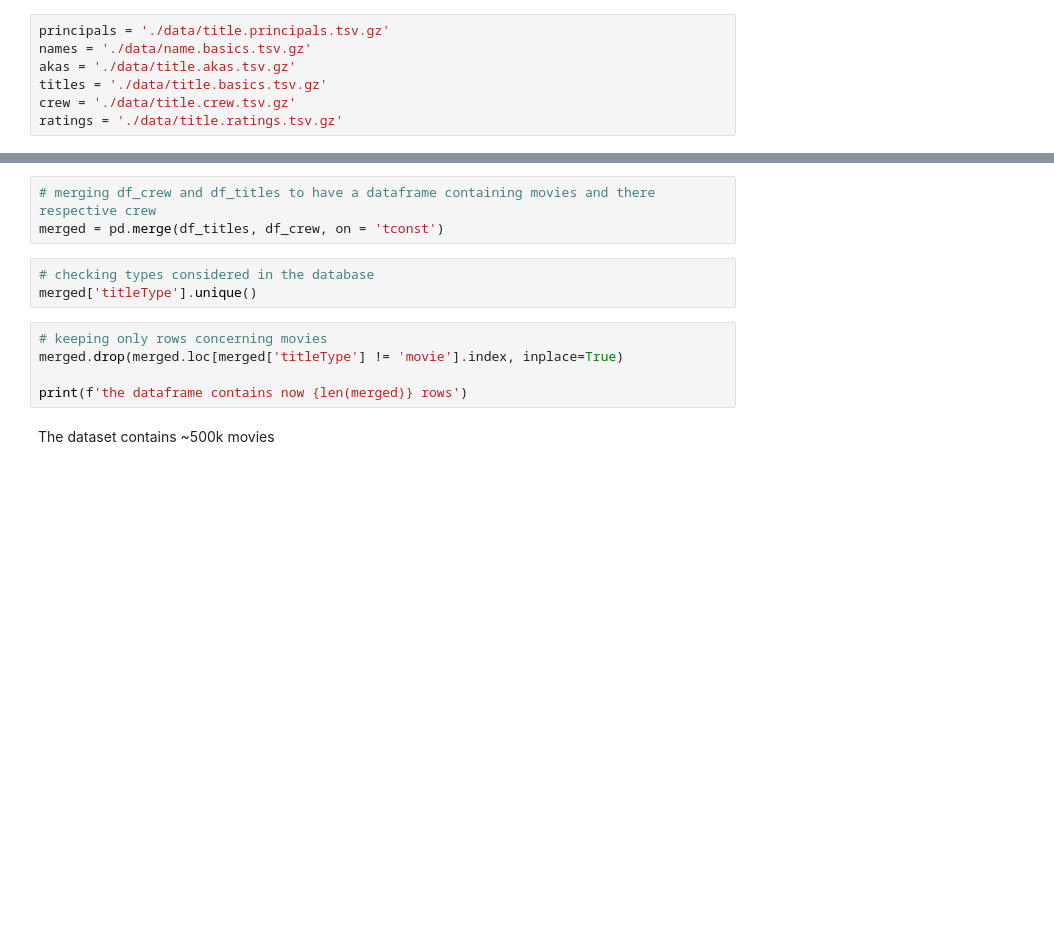
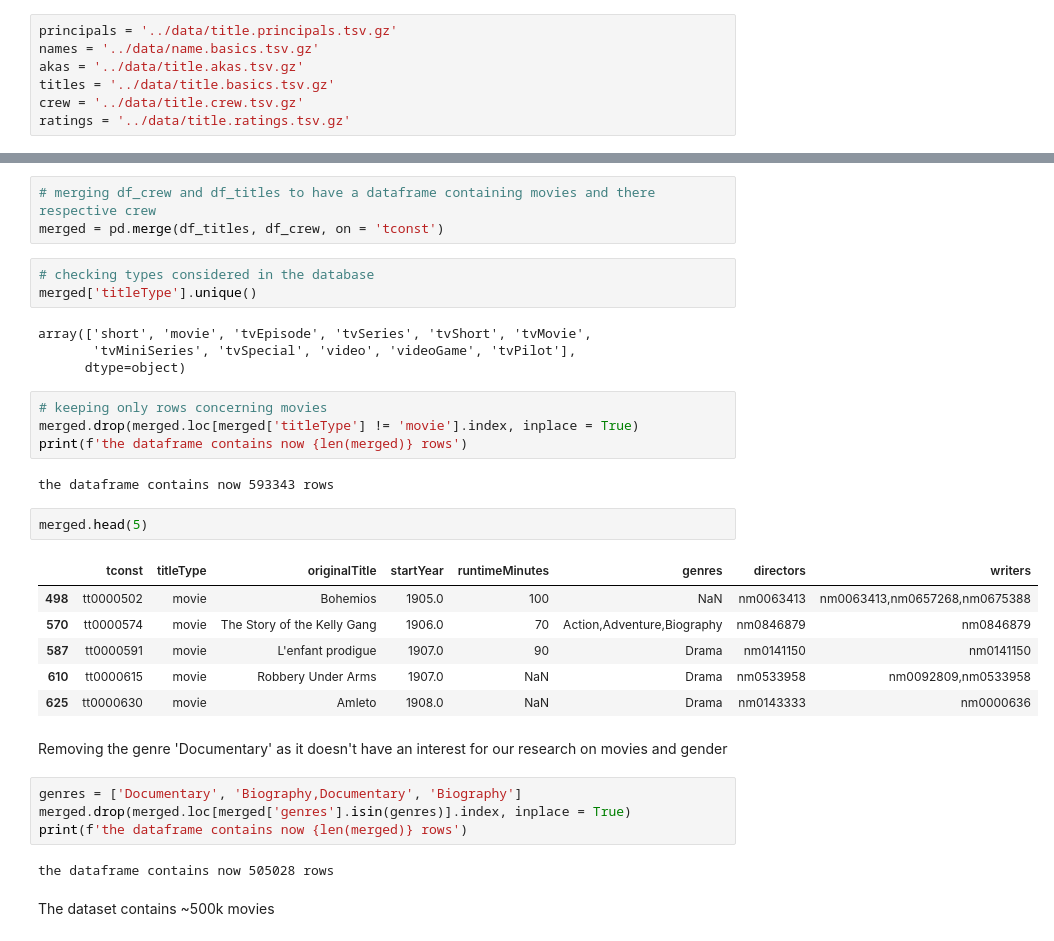
Before and after one commit to epfl-ada/ada-2021-project-escouade, a Jupyter notebook: src/prepro_IMDb.ipynb, the cells around one changed output, grey strips where cells are left out. Drawn from its saved outputs; the diff is of its cells as text; blank space fills up the shorter version.

```diff
--- a/src/prepro_IMDb.ipynb
+++ b/src/prepro_IMDb.ipynb
@@ -24,12 +24,12 @@ def sanitarization(word_list):
         word_list_san.append(result)
     return word_list_san
 # %%
-principals = './data/title.principals.tsv.gz'
-names = './data/name.basics.tsv.gz'
-akas = './data/title.akas.tsv.gz'
-titles = './data/title.basics.tsv.gz'
-crew = './data/title.crew.tsv.gz'
-ratings = './data/title.ratings.tsv.gz'
+principals = '../data/title.principals.tsv.gz'
+names = '../data/name.basics.tsv.gz'
+akas = '../data/title.akas.tsv.gz'
+titles = '../data/title.basics.tsv.gz'
+crew = '../data/title.crew.tsv.gz'
+ratings = '../data/title.ratings.tsv.gz'
 # %% [markdown]
 ## The Internet Movie Database
 # %% [markdown]
@@ -201,11 +240,33 @@ merged = pd.merge(df_titles, df_crew, on = 'tconst')
 # %%
 # checking types considered in the database
 merged['titleType'].unique()
+# %% [output]
+array(['short', 'movie', 'tvEpisode', 'tvSeries', 'tvShort', 'tvMovie',
+       'tvMiniSeries', 'tvSpecial', 'video', 'videoGame', 'tvPilot'],
+      dtype=object)
 # %%
 # keeping only rows concerning movies
-merged.drop(merged.loc[merged['titleType'] != 'movie'].index, inplace=True)
-
+merged.drop(merged.loc[merged['titleType'] != 'movie'].index, inplace = True)
 print(f'the dataframe contains now {len(merged)} rows')
+# %% [output]
+the dataframe contains now 593343 rows
+# %%
+merged.head(5)
+# %% [output]
+|  | tconst | titleType | originalTitle | startYear | runtimeMinutes | genres | directors | writers |
+| 498 | tt0000502 | movie | Bohemios | 1905.0 | 100 | NaN | nm0063413 | nm0063413,nm0657268,nm0675388 |
+| 570 | tt0000574 | movie | The Story of the Kelly Gang | 1906.0 | 70 | Action,Adventure,Biography | nm0846879 | nm0846879 |
+| 587 | tt0000591 | movie | L'enfant prodigue | 1907.0 | 90 | Drama | nm0141150 | nm0141150 |
+| 610 | tt0000615 | movie | Robbery Under Arms | 1907.0 | NaN | Drama | nm0533958 | nm0092809,nm0533958 |
+| 625 | tt0000630 | movie | Amleto | 1908.0 | NaN | Drama | nm0143333 | nm0000636 |
+# %% [markdown]
+Removing the genre 'Documentary' as it doesn't have an interest for our research on movies and gender
+# %%
+genres = ['Documentary', 'Biography,Documentary', 'Biography']
+merged.drop(merged.loc[merged['genres'].isin(genres)].index, inplace = True)
+print(f'the dataframe contains now {len(merged)} rows')
+# %% [output]
+the dataframe contains now 505028 rows
 # %% [markdown]
 The dataset contains ~500k movies
 # %%
```
Also changed, not shown: parts of 24 cells of this notebook, 1 other file.
